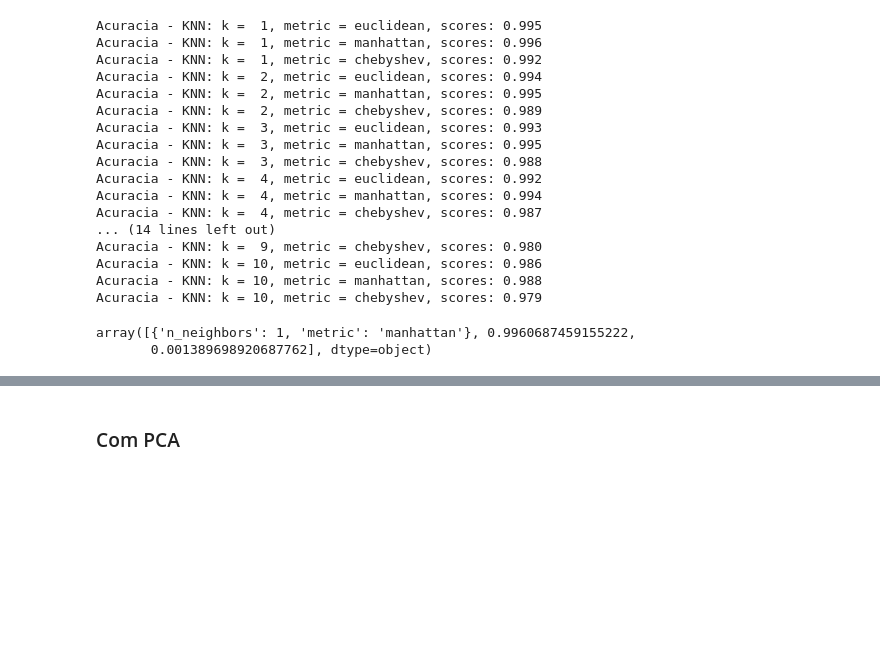
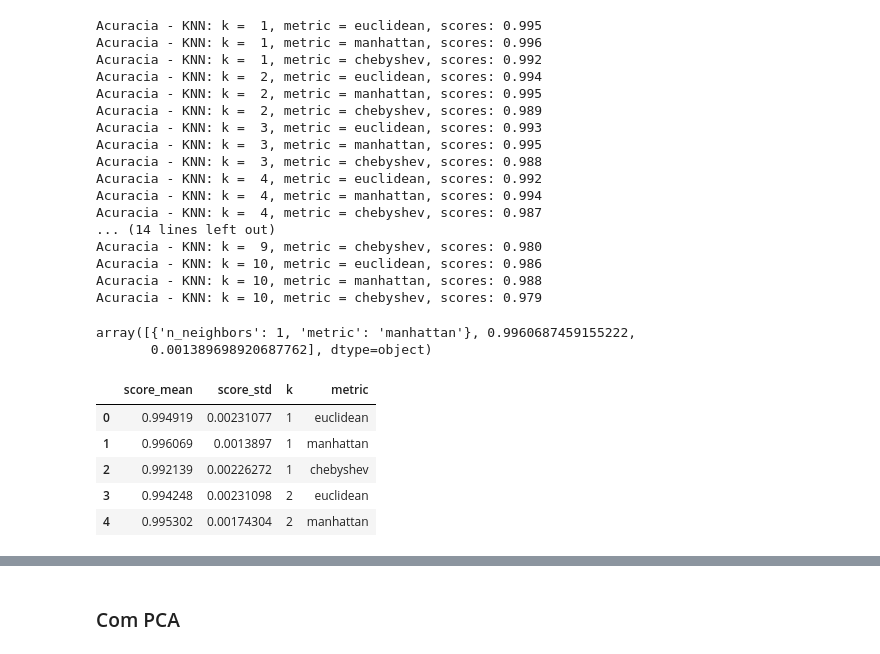
Before and after one commit to miltongneto/Gas-Sensor-Array-Drift, a Jupyter notebook: notebooks/modelagem.ipynb, the cells around one changed output, grey strips where cells are left out. Saved outputs shown, nothing was run; the diff lists cells and outputs as text; code cells hidden in the pictures; blank space fills up the shorter version.

```diff
--- a/notebooks/modelagem.ipynb
+++ b/notebooks/modelagem.ipynb
@@ -120,3 +89,16 @@ results[idx_best_result]
 # %% [output]
 array([{'n_neighbors': 1, 'metric': 'manhattan'}, 0.9960687459155222,
        0.001389698920687762], dtype=object)
+# %%
+df_results = pd.DataFrame(results)
+df_params = df_results[0].apply(lambda x: pd.Series(x))
+df_results = pd.concat([df_results.drop(0, axis=1), df_params], axis=1)
+df_results.columns = ['score_mean', 'score_std', 'k', 'metric']
+df_results.head()
+# %% [output]
+|  | score_mean | score_std | k | metric |
+| 0 | 0.994919 | 0.00231077 | 1 | euclidean |
+| 1 | 0.996069 | 0.0013897 | 1 | manhattan |
+| 2 | 0.992139 | 0.00226272 | 1 | chebyshev |
+| 3 | 0.994248 | 0.00231098 | 2 | euclidean |
+| 4 | 0.995302 | 0.00174304 | 2 | manhattan |
```
Also changed, not shown: parts of 15 cells of this notebook, 1 other file.
